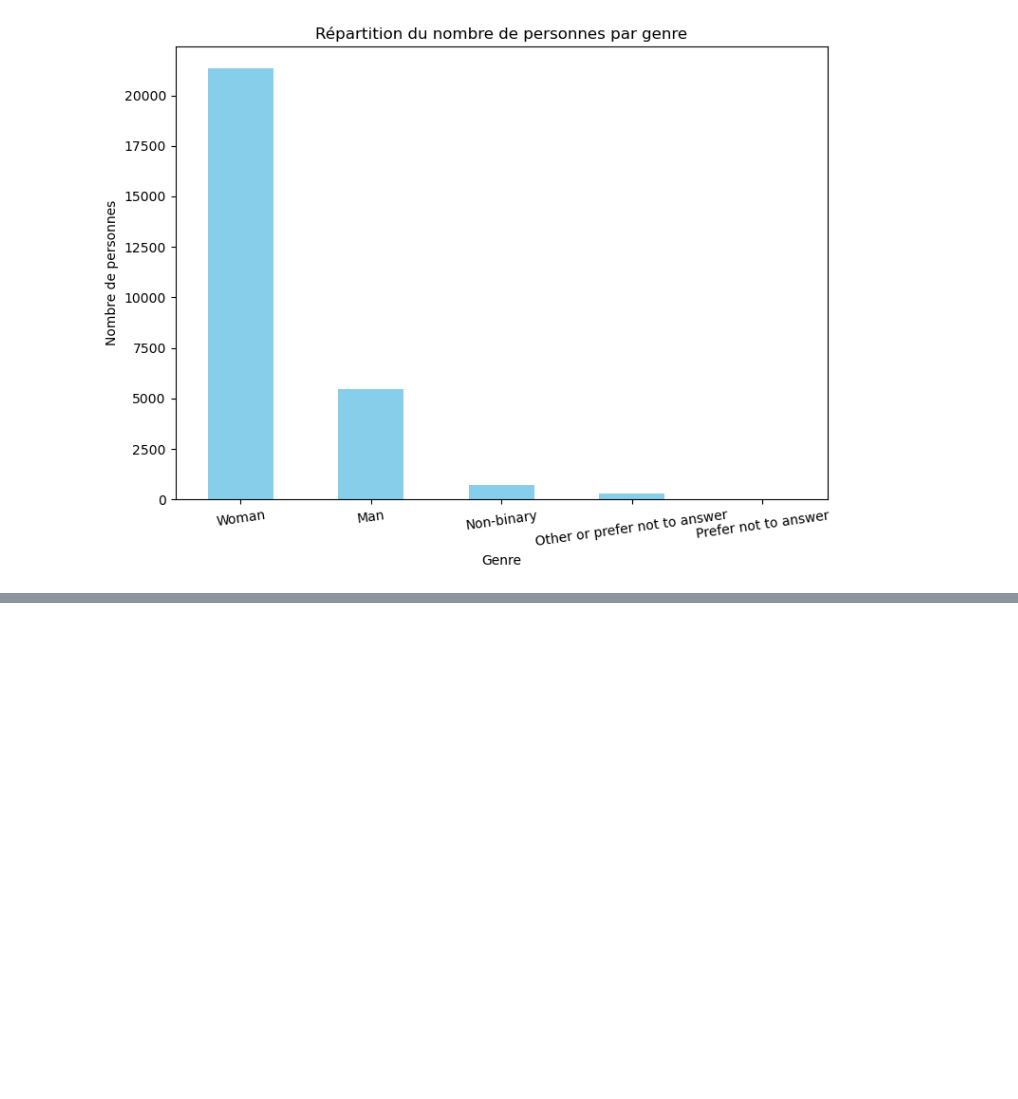
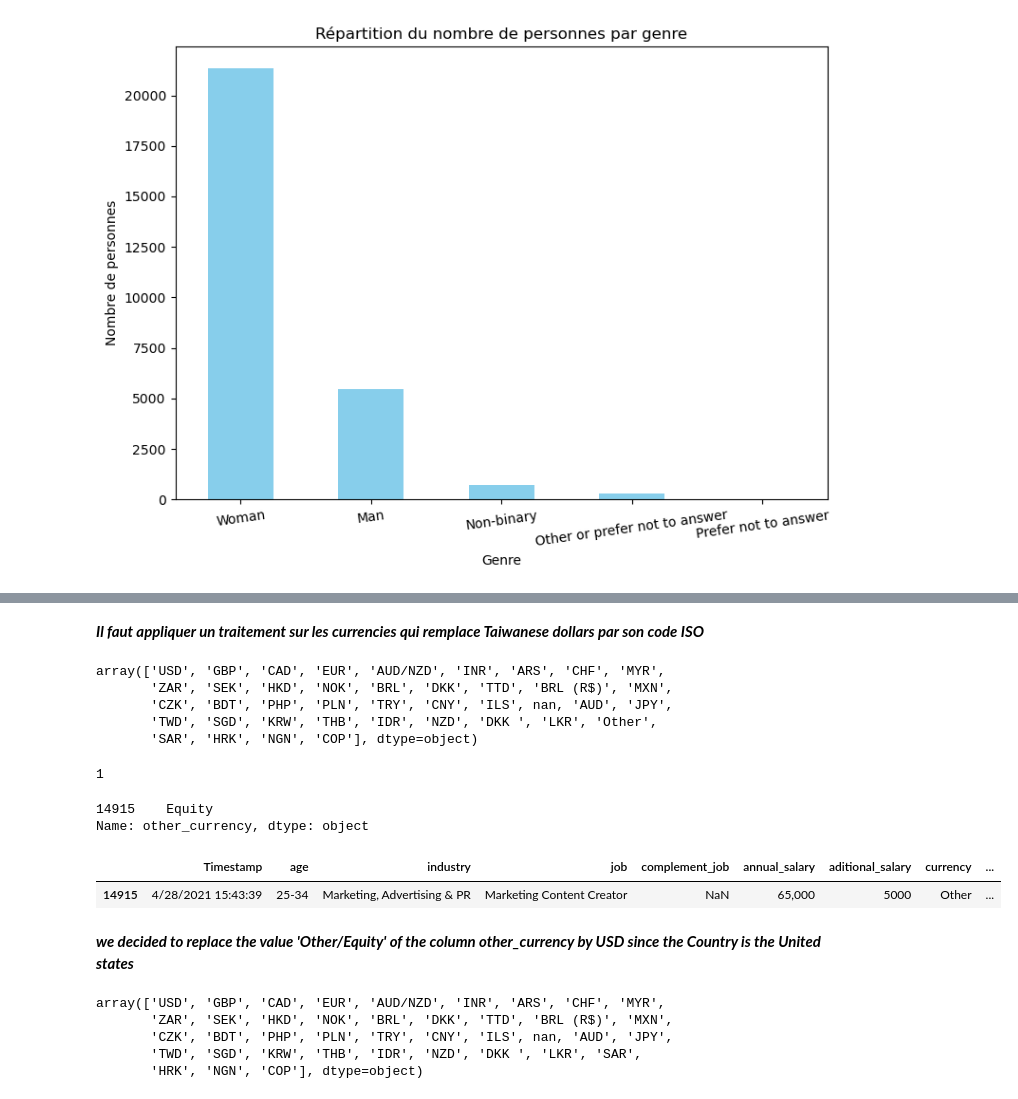
Before and after one commit to IkramBlsl/Data-Quality-Salary-Survey, a Jupyter notebook: DataQuality.ipynb, the cells around one changed output, grey strips where cells are left out. Drawn from its saved outputs; the diff is of its cells as text; code cells hidden in the pictures; blank space fills up the shorter version.

```diff
--- a/DataQuality.ipynb
+++ b/DataQuality.ipynb
@@ -350,0 +371,3 @@ print(donnees_without_duplicates.shape)
+# %%
+# Filling NaN or Null values in 'currency' with values from 'other currency'
+donnees['currency'].fillna(donnees['other_currency'], inplace=True)
@@ -350,0 +379,3 @@ print(donnees_without_duplicates.shape)
+# %%
+# Remplacer la valeur 'other' dans la colonne 'currency' par les valeurs correspondantes de 'other_currency'
+donnees.loc[donnees['currency'] == 'Other', 'currency'] = donnees.loc[donnees['currency'] == 'Other', 'other_currency']
@@ -350,0 +403,2 @@ print(donnees_without_duplicates.shape)
+# %% [markdown]
+***Il faut appliquer un traitement sur les currencies qui remplace Taiwanese dollars par son code ISO***
@@ -350,0 +488,28 @@ print(donnees_without_duplicates.shape)
+# %%
+donnees['currency'].unique()
+# %% [output]
+array(['USD', 'GBP', 'CAD', 'EUR', 'AUD/NZD', 'INR', 'ARS', 'CHF', 'MYR',
+       'ZAR', 'SEK', 'HKD', 'NOK', 'BRL', 'DKK', 'TTD', 'BRL (R$)', 'MXN',
+       'CZK', 'BDT', 'PHP', 'PLN', 'TRY', 'CNY', 'ILS', nan, 'AUD', 'JPY',
+       'TWD', 'SGD', 'KRW', 'THB', 'IDR', 'NZD', 'DKK ', 'LKR', 'Other',
+       'SAR', 'HRK', 'NGN', 'COP'], dtype=object)
+# %%
+# Compter le nombre de valeurs "other" dans la colonne "currency"
+donnees['currency'].value_counts().get('Other',0)
+# %% [output]
+1
+# %%
+# Sélectionner la valeur de 'other_currency' lorsque 'currency' est égal à 'Other'
+donnees.loc[donnees['currency'] == 'Other', 'other_currency']
+# %% [output]
+14915    Equity
+Name: other_currency, dtype: object
+# %%
+# Sélectionner toutes les lignes où 'other_currency' est égal à 'Equity'
+rows_with_equity = donnees[donnees['other_currency'] == 'Equity']
+rows_with_equity
+# %% [output]
+|  | Timestamp | age | industry | job | complement_job | annual_salary | aditional_salary | currency | ... |
+| 14915 | 4/28/2021 15:43:39 | 25-34 | Marketing, Advertising & PR | Marketing Content Creator | NaN | 65,000 | 5000 | Other | ... |
+# %% [markdown]
+***we decided to replace the value 'Other/Equity' of the column other_currency by USD since the Country is the United states***
@@ -350,0 +519,8 @@ print(donnees_without_duplicates.shape)
+# %%
+donnees['currency'].unique()
+# %% [output]
+array(['USD', 'GBP', 'CAD', 'EUR', 'AUD/NZD', 'INR', 'ARS', 'CHF', 'MYR',
+       'ZAR', 'SEK', 'HKD', 'NOK', 'BRL', 'DKK', 'TTD', 'BRL (R$)', 'MXN',
+       'CZK', 'BDT', 'PHP', 'PLN', 'TRY', 'CNY', 'ILS', nan, 'AUD', 'JPY',
+       'TWD', 'SGD', 'KRW', 'THB', 'IDR', 'NZD', 'DKK ', 'LKR', 'SAR',
+       'HRK', 'NGN', 'COP'], dtype=object)
```
Also changed, not shown: parts of 56 cells of this notebook.
